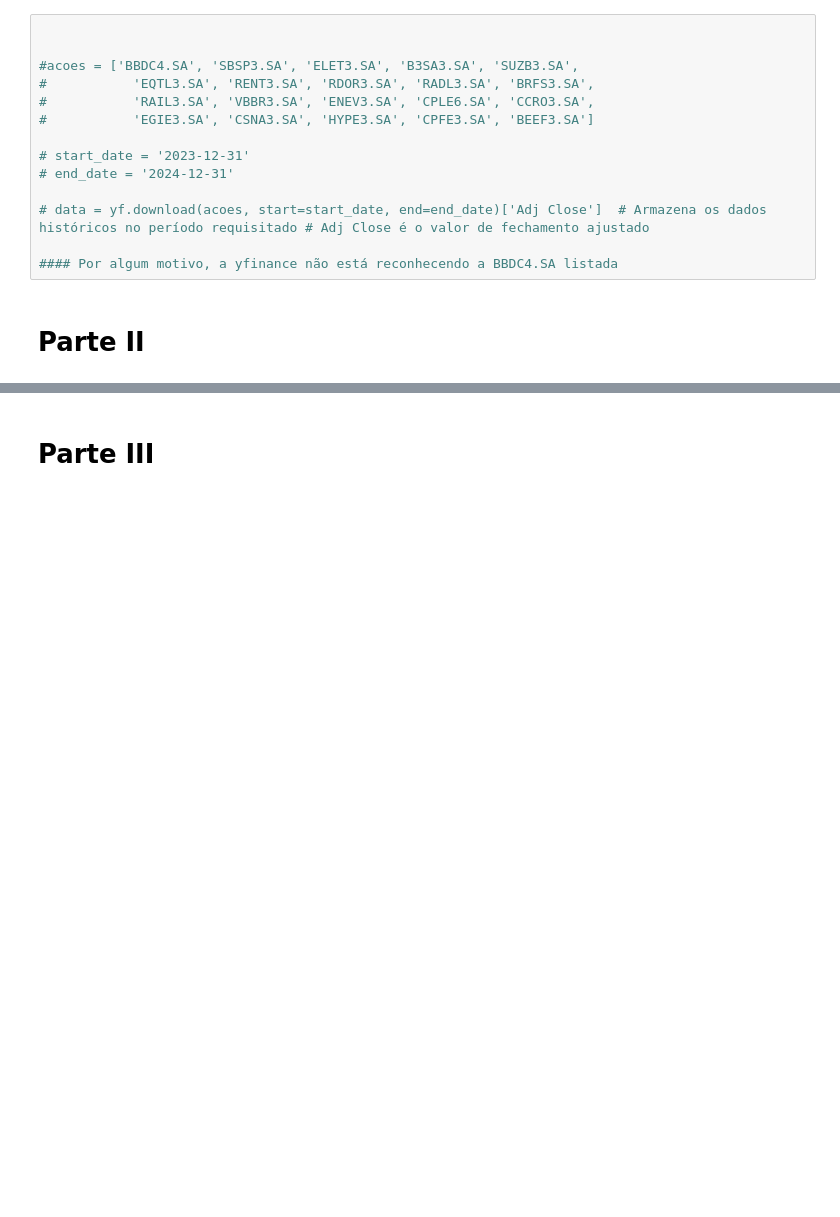
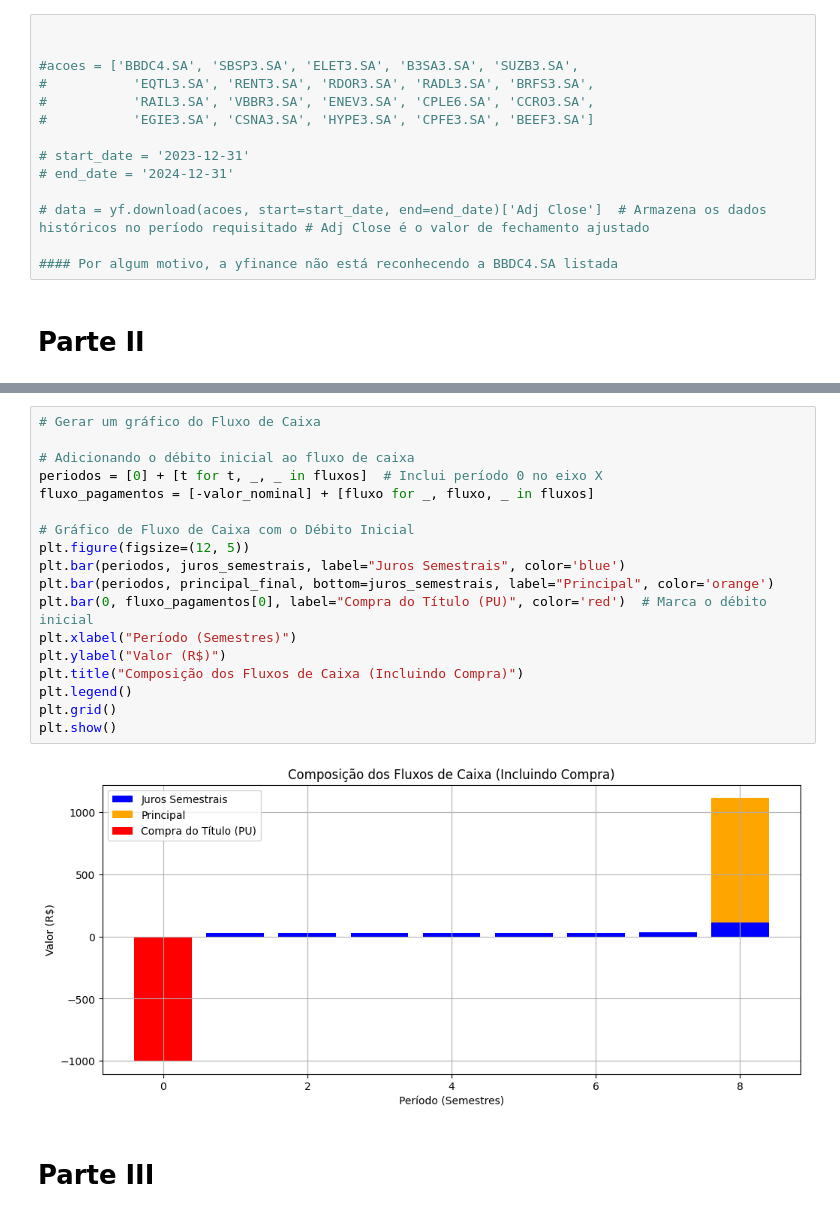
Before and after one commit to Osstrinha/Financial-Projects, a Jupyter notebook: Case_Kinea/Case_Kinea_Augusto_Paulo_Schmidt.ipynb, the cells around one changed output, grey strips where cells are left out. Saved outputs shown, nothing was run; the diff lists cells and outputs as text; blank space fills up the shorter version.

```diff
--- a/Case_Kinea/Case_Kinea_Augusto_Paulo_Schmidt.ipynb
+++ b/Case_Kinea/Case_Kinea_Augusto_Paulo_Schmidt.ipynb
@@ -376,2 +376,22 @@ Período 8: Fluxo = 1091.39, Valor Presente = 1048.81
+# %%
+# Gerar um gráfico do Fluxo de Caixa
+
+# Adicionando o débito inicial ao fluxo de caixa
+periodos = [0] + [t for t, _, _ in fluxos]  # Inclui período 0 no eixo X
+fluxo_pagamentos = [-valor_nominal] + [fluxo for _, fluxo, _ in fluxos]
+
+# Gráfico de Fluxo de Caixa com o Débito Inicial
+plt.figure(figsize=(12, 5))
+plt.bar(periodos, juros_semestrais, label="Juros Semestrais", color='blue')
+plt.bar(periodos, principal_final, bottom=juros_semestrais, label="Principal", color='orange')
+plt.bar(0, fluxo_pagamentos[0], label="Compra do Título (PU)", color='red')  # Marca o débito inicial
+plt.xlabel("Período (Semestres)")
+plt.ylabel("Valor (R$)")
+plt.title("Composição dos Fluxos de Caixa (Incluindo Compra)")
+plt.legend()
+plt.grid()
+plt.show()
+# %% [output]
+[figure, added]
 # %% [markdown]
 # Parte III
```
Also changed, not shown: parts of 10 cells of this notebook.
